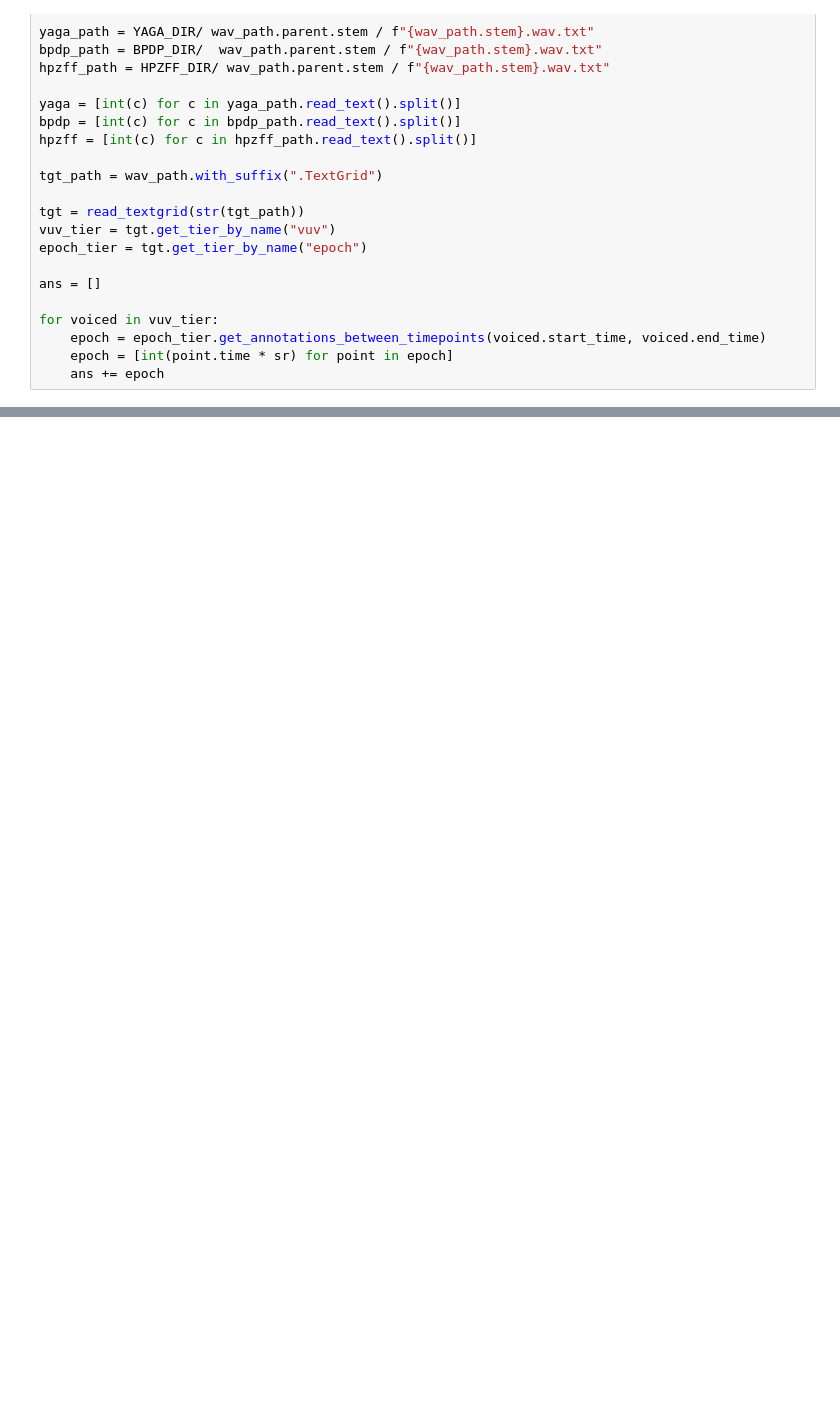
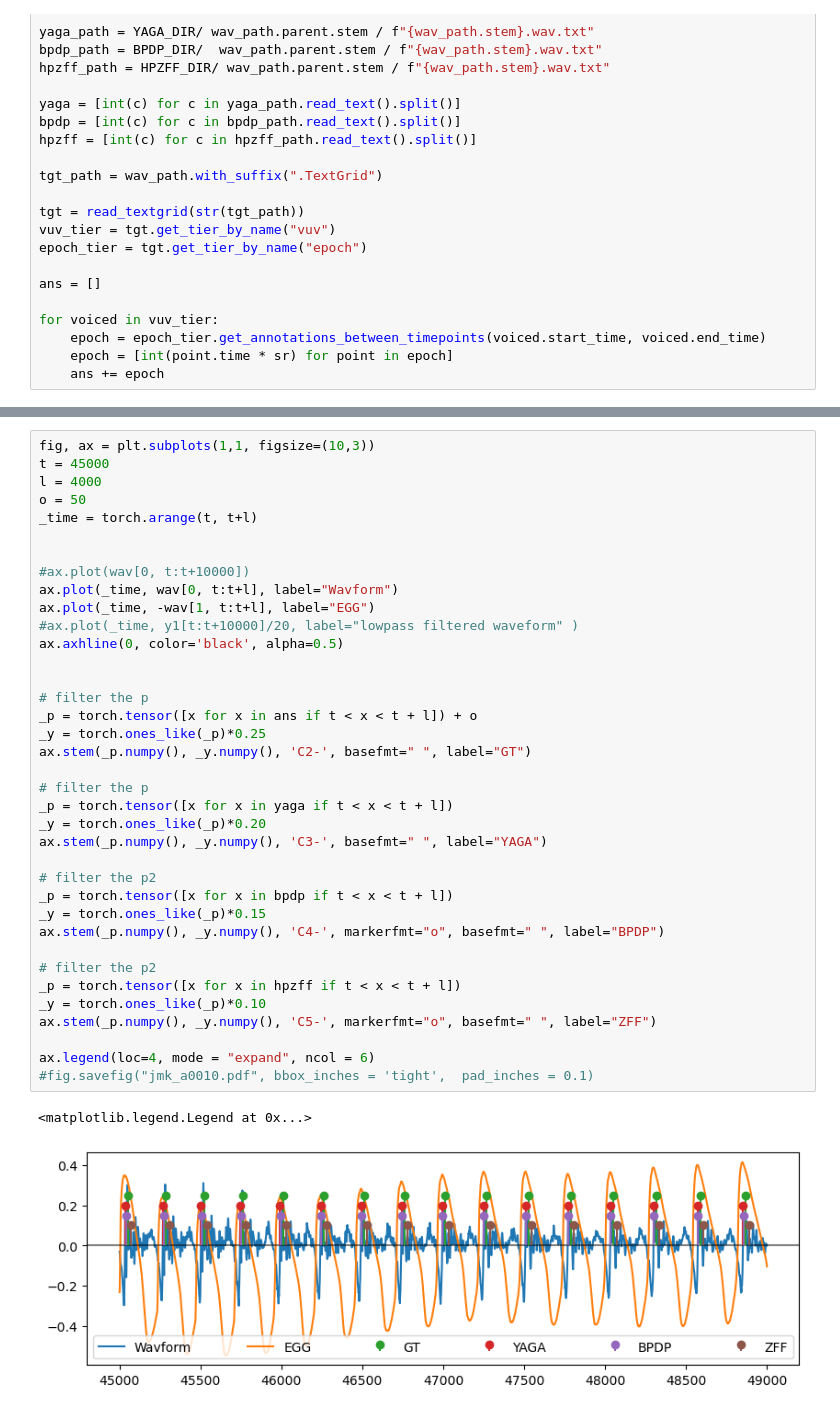
Before and after one commit to orz-orz-orz-orz/BPDP, a Jupyter notebook: notebooks/Plot Missing.ipynb, the cells around one changed output, grey strips where cells are left out. Cells and saved outputs as stored; diff of their text form; blank space fills up the shorter version.

```diff
--- a/notebooks/Plot Missing.ipynb
+++ b/notebooks/Plot Missing.ipynb
@@ -74,0 +101,40 @@ fig.savefig("slt_a0002.pdf", bbox_inches = 'tight',  pad_inches = 0.1)
+# %%
+fig, ax = plt.subplots(1,1, figsize=(10,3))
+t = 45000
+l = 4000
+o = 50
+_time = torch.arange(t, t+l)
+
+
+#ax.plot(wav[0, t:t+10000])
+ax.plot(_time, wav[0, t:t+l], label="Wavform")
+ax.plot(_time, -wav[1, t:t+l], label="EGG")
+#ax.plot(_time, y1[t:t+10000]/20, label="lowpass filtered waveform" )
+ax.axhline(0, color='black', alpha=0.5)
+
+
+# filter the p
+_p = torch.tensor([x for x in ans if t < x < t + l]) + o
+_y = torch.ones_like(_p)*0.25
+ax.stem(_p.numpy(), _y.numpy(), 'C2-', basefmt=" ", label="GT")
+
+# filter the p
+_p = torch.tensor([x for x in yaga if t < x < t + l])
+_y = torch.ones_like(_p)*0.20
+ax.stem(_p.numpy(), _y.numpy(), 'C3-', basefmt=" ", label="YAGA")
+
+# filter the p2
+_p = torch.tensor([x for x in bpdp if t < x < t + l])
+_y = torch.ones_like(_p)*0.15
+ax.stem(_p.numpy(), _y.numpy(), 'C4-', markerfmt="o", basefmt=" ", label="BPDP")
+
+# filter the p2
+_p = torch.tensor([x for x in hpzff if t < x < t + l])
+_y = torch.ones_like(_p)*0.10
+ax.stem(_p.numpy(), _y.numpy(), 'C5-', markerfmt="o", basefmt=" ", label="ZFF")
+
+ax.legend(loc=4, mode = "expand", ncol = 6)
+#fig.savefig("jmk_a0010.pdf", bbox_inches = 'tight',  pad_inches = 0.1)
+# %% [output]
+<matplotlib.legend.Legend at 0x...>
+[figure, added]
```
Also changed, not shown: parts of 9 cells of this notebook, 3 other files.
